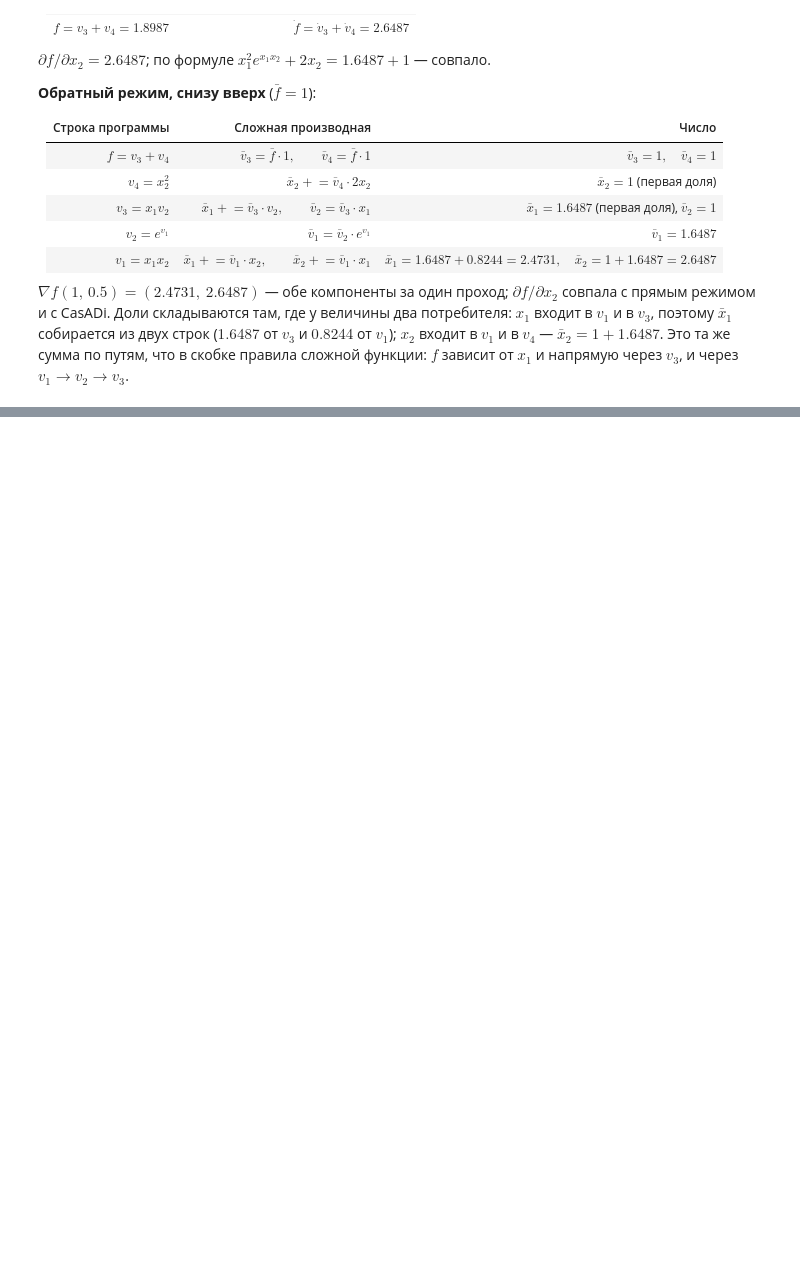
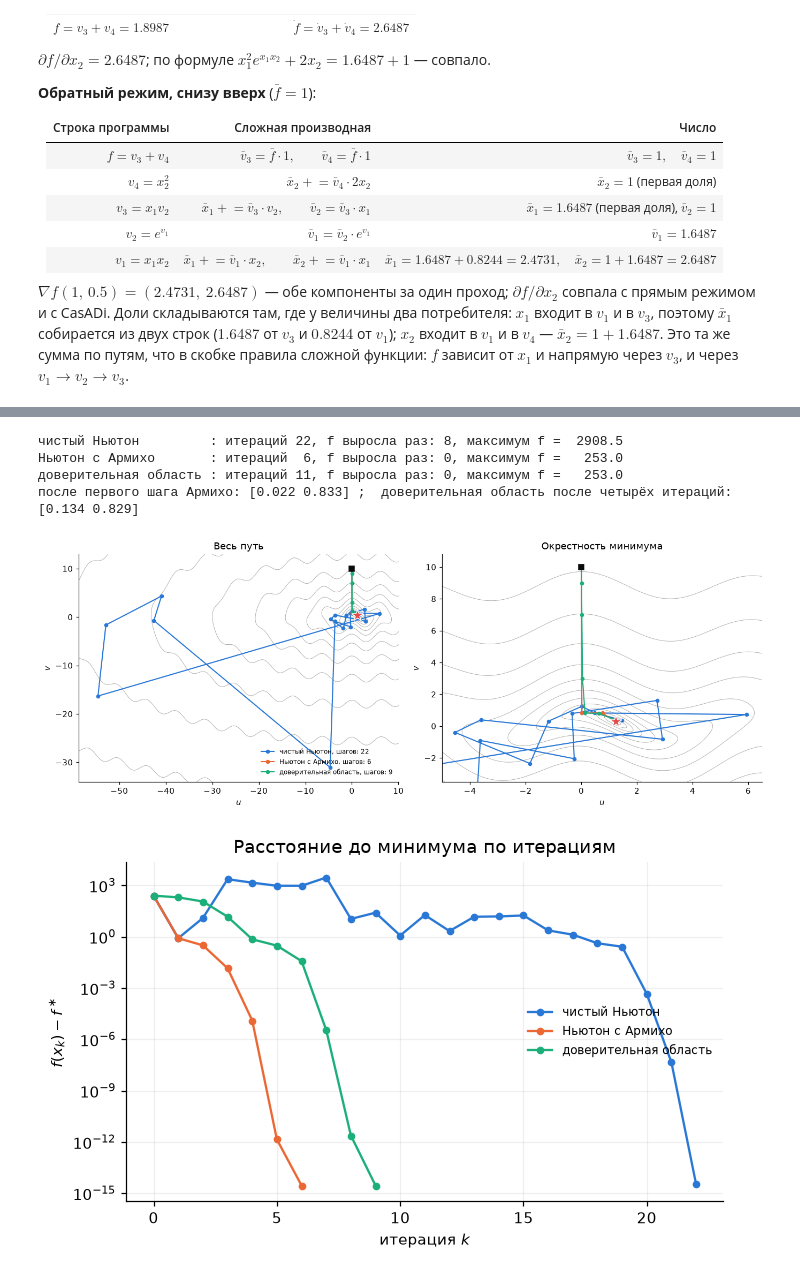
Before and after one commit to IlyaChichkanov/Numerical-Optimization, a Jupyter notebook: homeworks/hw04_solution.ipynb, the cells around one changed output, grey strips where cells are left out. Saved outputs shown, nothing was run; the diff lists cells and outputs as text; code cells hidden in the pictures; blank space fills up the shorter version.

```diff
--- a/homeworks/hw04_solution.ipynb
+++ b/homeworks/hw04_solution.ipynb
@@ -440,0 +457,21 @@ else:
+# %%
+if "trust_region" in globals():         # бонус (б): три метода из одного старта
+    x_p, k_p, path_p = newton(f_valley, grad_valley, hess_valley, X0_VALLEY, line_search=False)
+    x_a, k_a, path_a = newton(f_valley, grad_valley, hess_valley, X0_VALLEY, line_search=True)
+    x_t, k_t, path_t, hist_t = trust_region(f_valley, grad_valley, hess_valley, X0_VALLEY, tr_exact)
+    paths = [path_p, path_a, path_t]; labels = ["чистый Ньютон", "Ньютон с Армихо", "доверительная область"]
+    values = [np.array([f_valley(x) for x in P]) for P in paths]
+    for lab, k, fv in zip(labels, (k_p, k_a, k_t), values):
+        print(f"{lab:22s}: итераций {k:2d}, f выросла раз: {int(np.sum(np.diff(fv) > 0))}, максимум f = {fv.max():7.1f}")
+    print("после первого шага Армихо:", path_a[1].round(3), ";  доверительная область после четырёх итераций:", path_t[4].round(3))
+    plot_paths_valley(paths, labels); plt.show()
+    plot_values(values, labels, f_star=F_STAR_VALLEY); plt.show()
+else:
+    print("бонус пропущен")
+# %% [output]
+чистый Ньютон         : итераций 22, f выросла раз: 8, максимум f =  2908.5
+Ньютон с Армихо       : итераций  6, f выросла раз: 0, максимум f =   253.0
+доверительная область : итераций 11, f выросла раз: 0, максимум f =   253.0
+после первого шага Армихо: [0.022 0.833] ;  доверительная область после четырёх итераций: [0.134 0.829]
+[figure, added]
+[figure, added]
```
Also changed, not shown: parts of 7 cells of this notebook.
